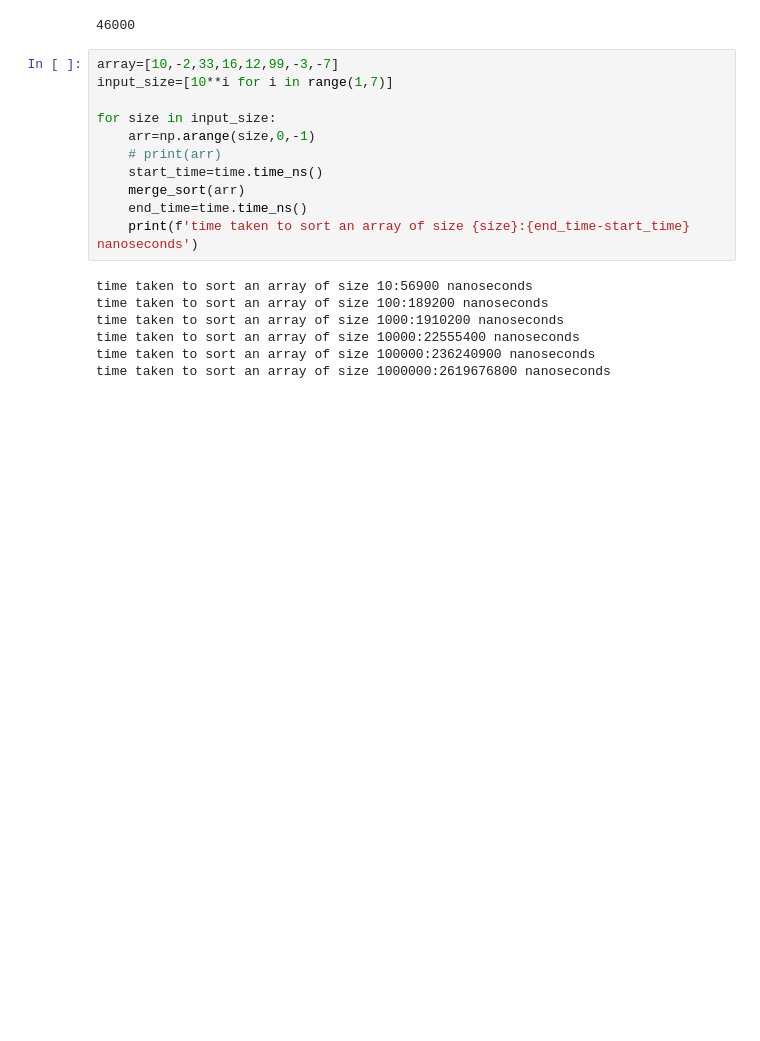
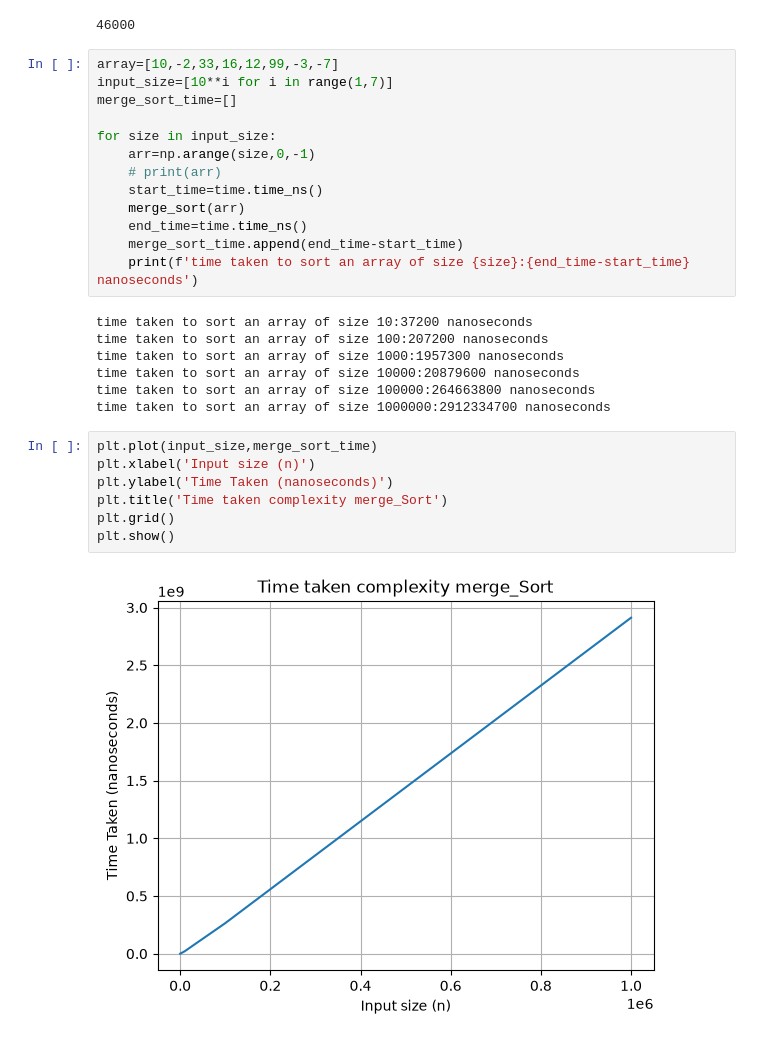
Before and after one commit to Immortal-Pi/DSA, a Jupyter notebook: time_complexity_analysis/sorts.ipynb, the cells around one changed output. Cells and saved outputs as stored; diff of their text form; blank space fills up the shorter version.

```diff
--- a/time_complexity_analysis/sorts.ipynb
+++ b/time_complexity_analysis/sorts.ipynb
@@ -32,6 +35,7 @@ def merge(left,right):
 # %%
 array=[10,-2,33,16,12,99,-3,-7]
 input_size=[10**i for i in range(1,7)]
+merge_sort_time=[]
 
 for size in input_size:
     arr=np.arange(size,0,-1)
@@ -39,11 +43,21 @@ for size in input_size:
     start_time=time.time_ns()
     merge_sort(arr)
     end_time=time.time_ns()
+    merge_sort_time.append(end_time-start_time)
     print(f'time taken to sort an array of size {size}:{end_time-start_time} nanoseconds')
 # %% [output]
-time taken to sort an array of size 10:56900 nanoseconds
-time taken to sort an array of size 100:189200 nanoseconds
-time taken to sort an array of size 1000:1910200 nanoseconds
-time taken to sort an array of size 10000:22555400 nanoseconds
-time taken to sort an array of size 100000:236240900 nanoseconds
-time taken to sort an array of size 1000000:2619676800 nanoseconds
+time taken to sort an array of size 10:37200 nanoseconds
+time taken to sort an array of size 100:207200 nanoseconds
+time taken to sort an array of size 1000:1957300 nanoseconds
+time taken to sort an array of size 10000:20879600 nanoseconds
+time taken to sort an array of size 100000:264663800 nanoseconds
+time taken to sort an array of size 1000000:2912334700 nanoseconds
+# %%
+plt.plot(input_size,merge_sort_time)
+plt.xlabel('Input size (n)')
+plt.ylabel('Time Taken (nanoseconds)')
+plt.title('Time taken complexity merge_Sort')
+plt.grid()
+plt.show()
+# %% [output]
+[figure, added]
```
Also changed, not shown: parts of 16 cells of this notebook, 9 other files.
